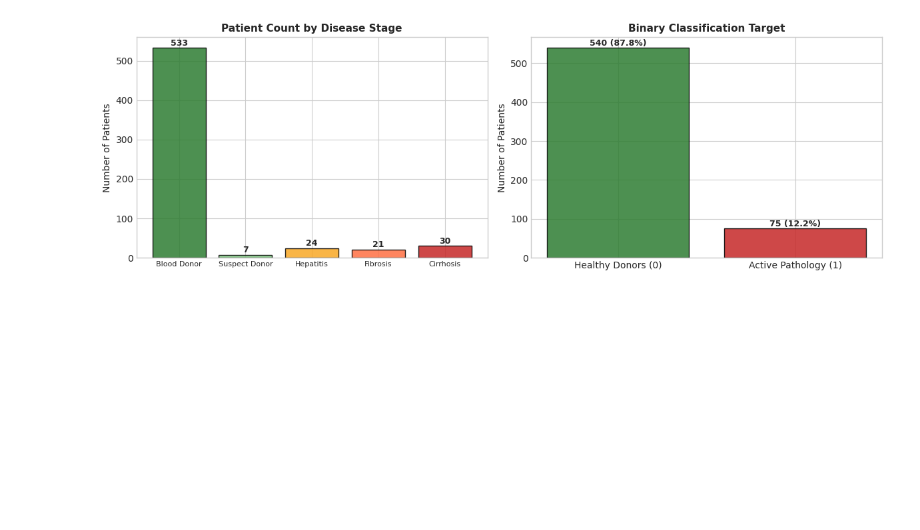
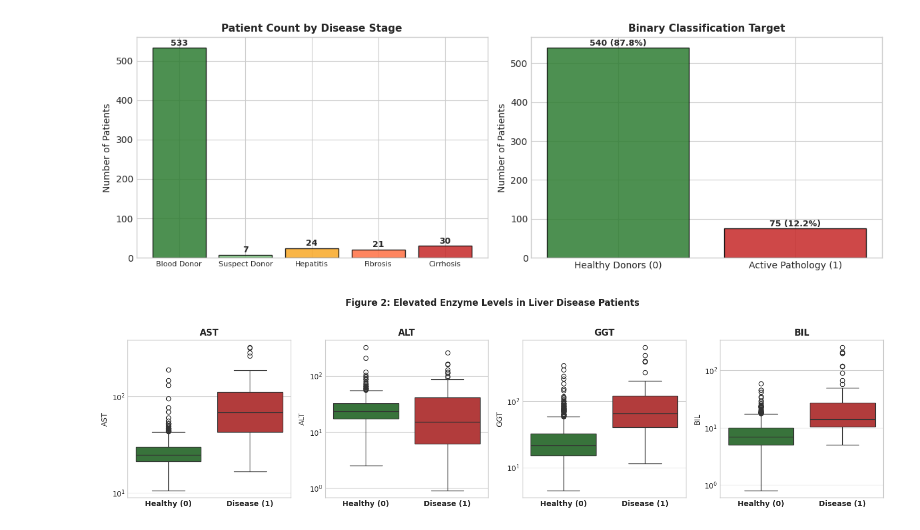
Before and after one commit to RohanVashisht1234/hepato-pattern-ml, a Jupyter notebook: Notebook.ipynb, the cells around one changed output. Saved outputs shown, nothing was run; the diff lists cells and outputs as text; code cells hidden in the pictures; blank space fills up the shorter version.

Commit message:
feat(eda): visualize core biomarker distributions across disease stages

```diff
--- a/Notebook.ipynb
+++ b/Notebook.ipynb
@@ -299,3 +299,44 @@ plt.tight_layout()
 plt.show()
 # %% [output]
 [figure]
+# %%
+# Figure 2: Key Liver Biomarkers Comparison (AST, ALT, GGT, Bilirubin)
+figure, biomarker_axes = plt.subplots(1, 4, figsize=(15, 4))
+
+liver_biomarker_names = ['AST', 'ALT', 'GGT', 'BIL']
+
+for biomarker_index, biomarker_name in enumerate(liver_biomarker_names):
+    biomarker_dataframe = liver_disease_dataframe.dropna(subset=[biomarker_name])
+
+    sns.boxplot(
+        data=biomarker_dataframe,
+        x='target',
+        y=biomarker_name,
+        ax=biomarker_axes[biomarker_index],
+        palette=['#2E7D32', '#C62828'],
+        hue='target',
+        legend=False
+    )
+
+    biomarker_axes[biomarker_index].set_yscale('log')
+    biomarker_axes[biomarker_index].set_xticklabels(
+        ['Healthy (0)', 'Disease (1)'],
+        fontweight='bold'
+    )
+    biomarker_axes[biomarker_index].set_title(
+        biomarker_name,
+        fontweight='bold'
+    )
+    biomarker_axes[biomarker_index].set_xlabel('')
+
+plt.suptitle(
+    'Figure 2: Elevated Enzyme Levels in Liver Disease Patients',
+    fontsize=12,
+    fontweight='bold',
+    y=1.02
+)
+
+plt.tight_layout()
+plt.show()
+# %% [output]
+[figure, added]
```
